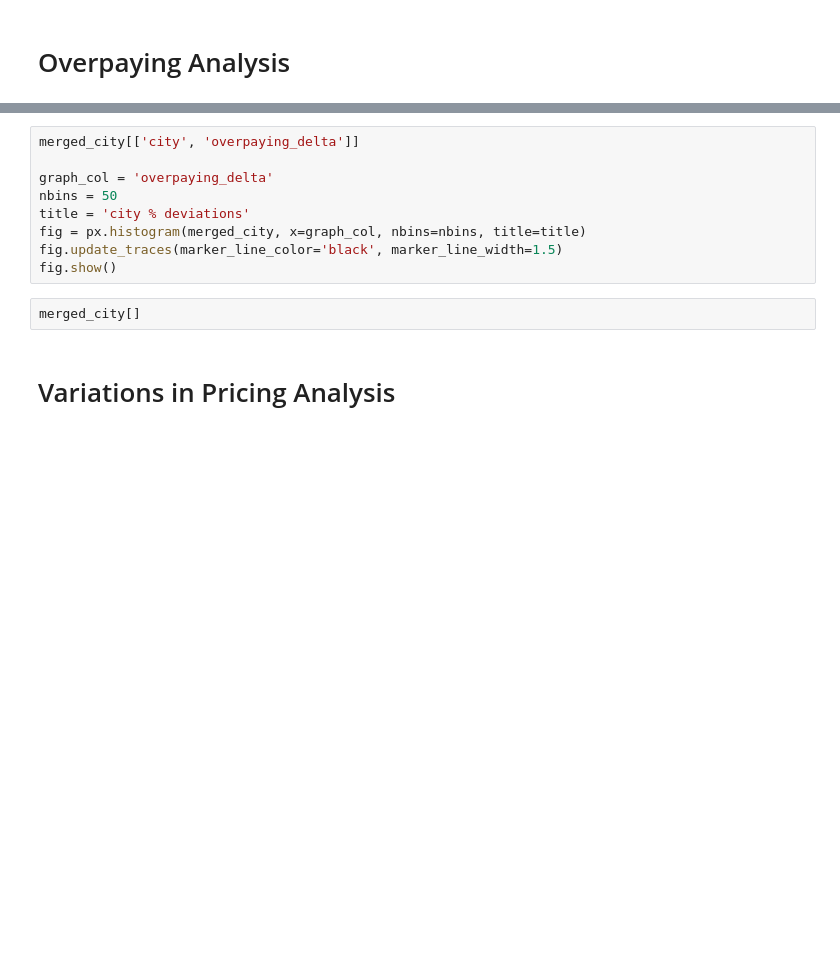
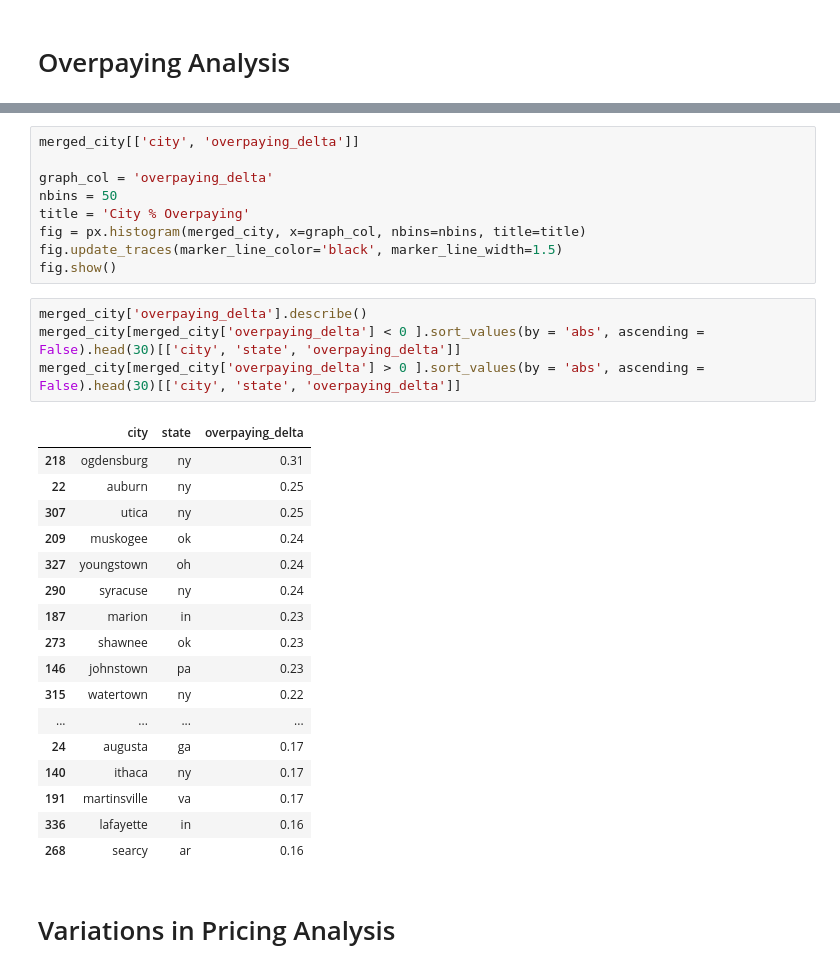
Before and after one commit to arjungup740/taco-bell, a Jupyter notebook: present.ipynb, the cells around one changed output, grey strips where cells are left out. Saved outputs shown, nothing was run; the diff lists cells and outputs as text; blank space fills up the shorter version.

```diff
--- a/present.ipynb
+++ b/present.ipynb
@@ -260,12 +356,32 @@ merged_city[['city', 'overpaying_delta']]
 
 graph_col = 'overpaying_delta'
 nbins = 50
-title = 'city % deviations'
+title = 'City % Overpaying'
 fig = px.histogram(merged_city, x=graph_col, nbins=nbins, title=title)
 fig.update_traces(marker_line_color='black', marker_line_width=1.5)
 fig.show()
-# %%
-merged_city[]
+# %%
+merged_city['overpaying_delta'].describe()
+merged_city[merged_city['overpaying_delta'] < 0 ].sort_values(by = 'abs', ascending = False).head(30)[['city', 'state', 'overpaying_delta']]
+merged_city[merged_city['overpaying_delta'] > 0 ].sort_values(by = 'abs', ascending = False).head(30)[['city', 'state', 'overpaying_delta']]
+# %% [output]
+|  | city | state | overpaying_delta |
+| 218 | ogdensburg | ny | 0.31 |
+| 22 | auburn | ny | 0.25 |
+| 307 | utica | ny | 0.25 |
+| 209 | muskogee | ok | 0.24 |
+| 327 | youngstown | oh | 0.24 |
+| 290 | syracuse | ny | 0.24 |
+| 187 | marion | in | 0.23 |
+| 273 | shawnee | ok | 0.23 |
+| 146 | johnstown | pa | 0.23 |
+| 315 | watertown | ny | 0.22 |
+| ... | ... | ... | ... |
+| 24 | augusta | ga | 0.17 |
+| 140 | ithaca | ny | 0.17 |
+| 191 | martinsville | va | 0.17 |
+| 336 | lafayette | in | 0.16 |
+| 268 | searcy | ar | 0.16 |
 # %% [markdown]
 # Variations in Pricing Analysis
 # %%
```
Also changed, not shown: parts of 12 cells of this notebook, 1 other file.
